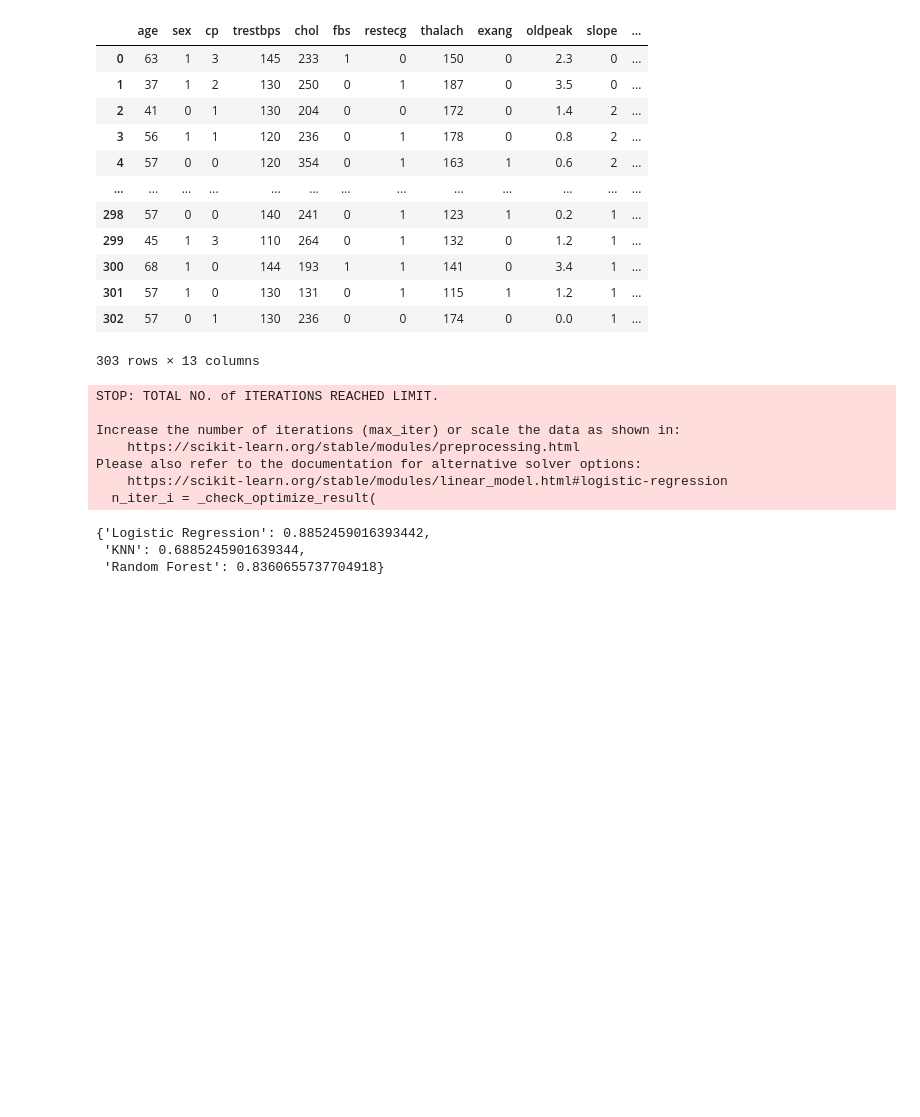
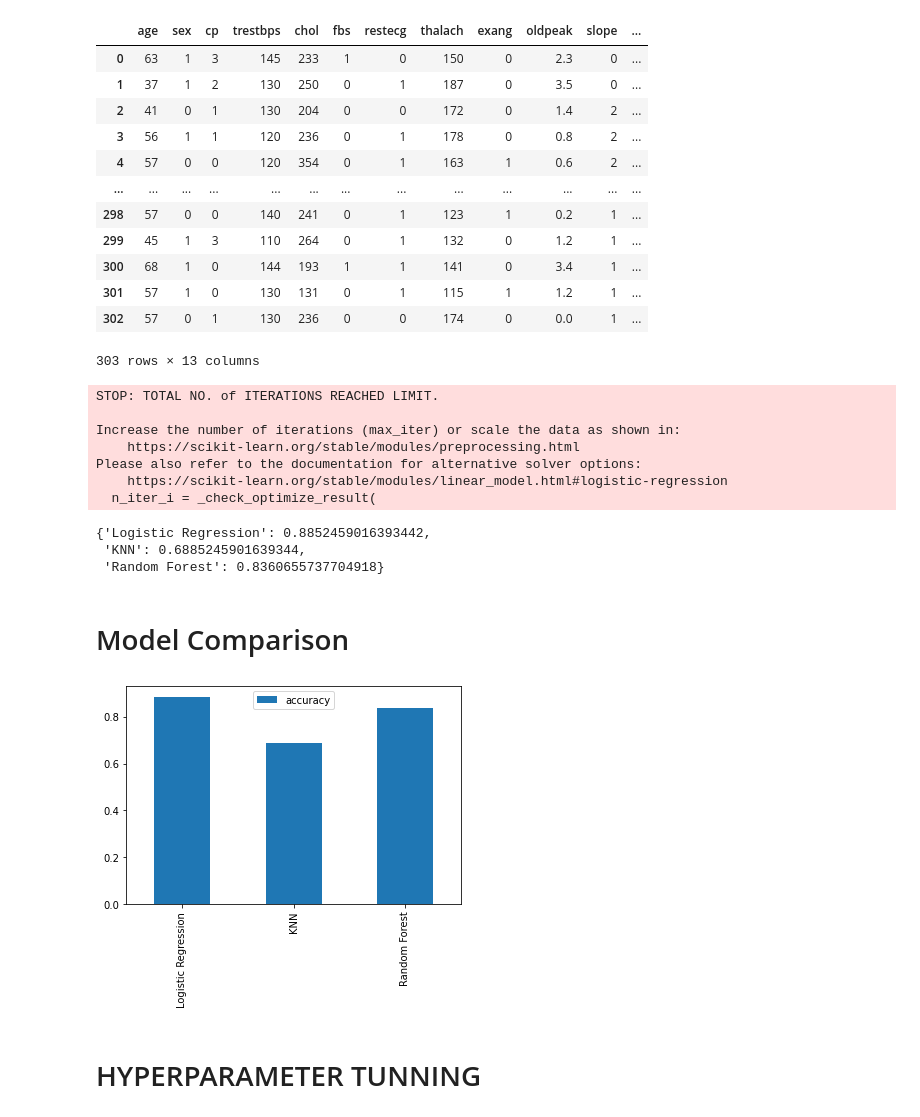
Before and after one commit to gbolahanolumade/heart-disease, a Jupyter notebook: heart disease.ipynb, the cells around one changed output. Drawn from its saved outputs; the diff is of its cells as text; code cells hidden in the pictures; blank space fills up the shorter version.

```diff
--- a/heart disease.ipynb
+++ b/heart disease.ipynb
@@ -274,3 +274,12 @@ Please also refer to the documentation for alternative solver options:
 {'Logistic Regression': 0.8852459016393442,
  'KNN': 0.6885245901639344,
  'Random Forest': 0.8360655737704918}
+# %% [markdown]
+# Model Comparison
+# %%
+model_compare = pd.DataFrame(model_scores, index=["accuracy"])
+model_compare.T.plot.bar();
+# %% [output]
+[figure, added]
+# %% [markdown]
+# HYPERPARAMETER TUNNING
```
Also changed, not shown: parts of 4 cells of this notebook.
